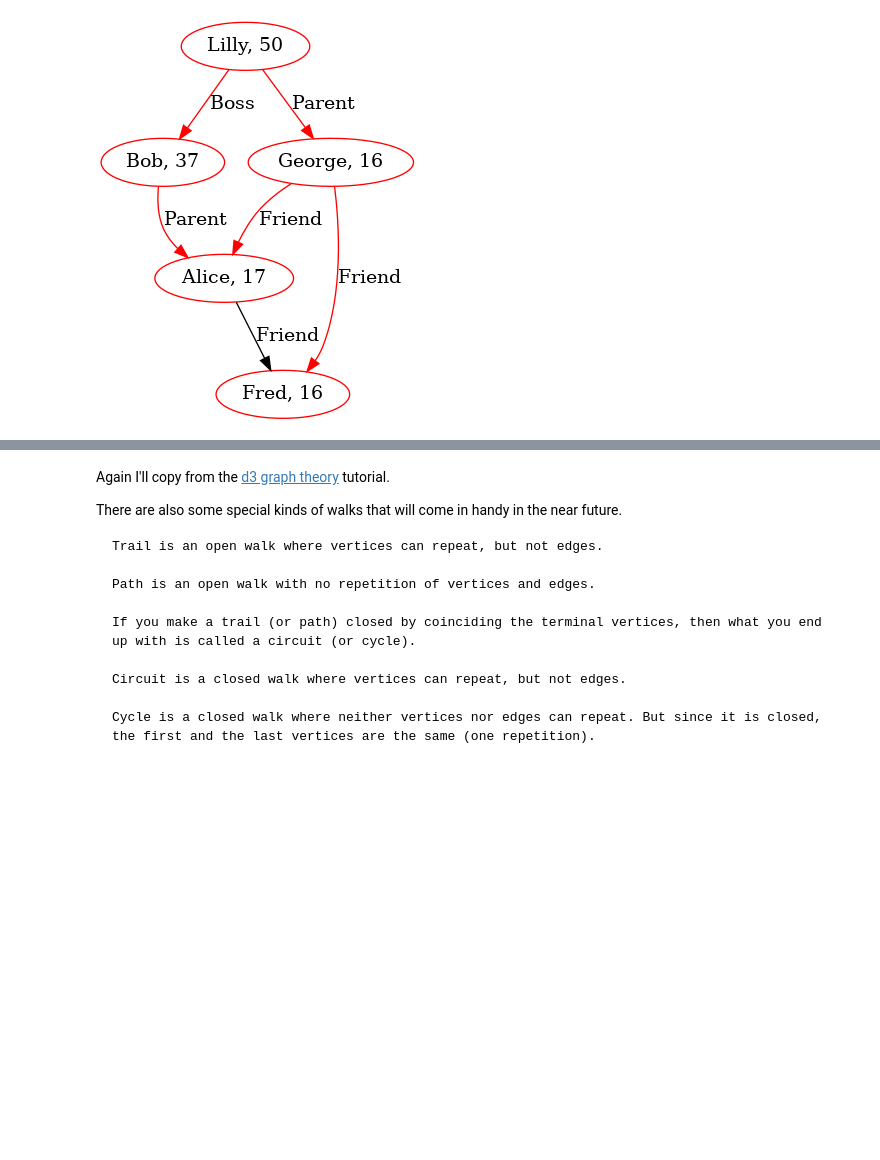
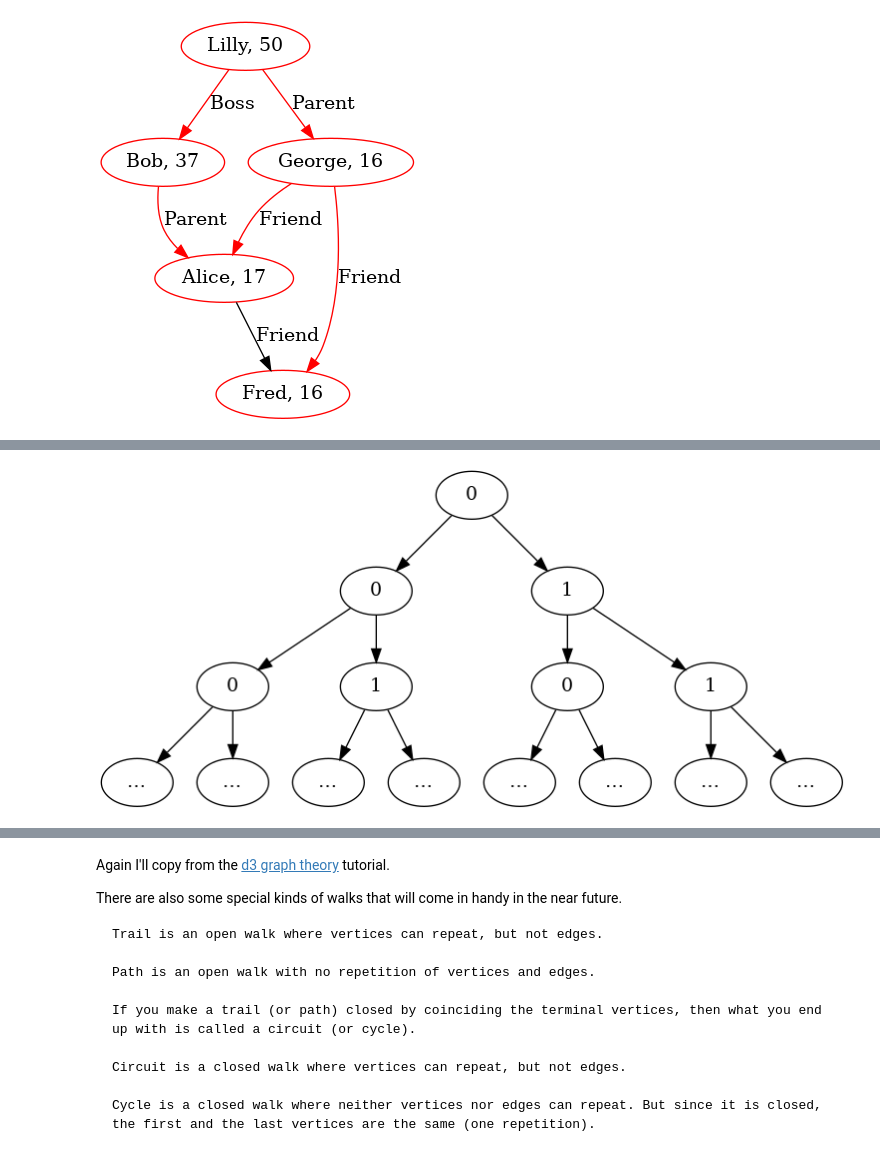
Before and after one commit to timthelion/rust-jupyter, a Jupyter notebook: walk-trees-part2-walks.ipynb, the cells around one changed output, grey strips where cells are left out. Drawn from its saved outputs; the diff is of its cells as text; code cells hidden in the pictures; blank space fills up the shorter version.

Commit message:
Very very basic walk-tree generation

```diff
--- a/walk-trees-part2-walks.ipynb
+++ b/walk-trees-part2-walks.ipynb
@@ -194,0 +308,49 @@ In that case, all of the graph but one edge is selected by the 'nondeterministic
+# %%
+{
+    let mut tree : Graph<&str, &str, petgraph::Directed> = Graph::new();
+
+    // level 0
+    let n0 = tree.add_node("0");
+
+    // level 1
+    let n0_0 = tree.add_node("0");
+    let n0_1 = tree.add_node("1");
+    tree.add_edge(n0, n0_0, "");
+    tree.add_edge(n0, n0_1, "");
+
+    // level 2
+    let n0_0_0 = tree.add_node("0");
+    let n0_0_1 = tree.add_node("1");
+    tree.add_edge(n0_0, n0_0_0, "");
+    tree.add_edge(n0_0, n0_0_1, "");
+
+    let n0_1_1 = tree.add_node("0");
+    let n0_1_0 = tree.add_node("1");
+    tree.add_edge(n0_1, n0_1_0, "");
+    tree.add_edge(n0_1, n0_1_1, "");
+
+    // level 3
+    let n0_0_0_0 = tree.add_node("…");
+    let n0_0_0_1 = tree.add_node("…");
+    tree.add_edge(n0_0_0, n0_0_0_0, "");
+    tree.add_edge(n0_0_0, n0_0_0_1, "");
+
+    let n0_0_1_0 = tree.add_node("…");
+    let n0_0_1_1 = tree.add_node("…");
+    tree.add_edge(n0_0_1, n0_0_1_0, "");
+    tree.add_edge(n0_0_1, n0_0_1_1, "");
+
+    let n0_1_0_0 = tree.add_node("…");
+    let n0_1_0_1 = tree.add_node("…");
+    tree.add_edge(n0_1_0, n0_1_0_0, "");
+    tree.add_edge(n0_1_0, n0_1_0_1, "");
+
+    let n0_1_1_0 = tree.add_node("…");
+    let n0_1_1_1 = tree.add_node("…");
+    tree.add_edge(n0_1_1, n0_1_1_0, "");
+    tree.add_edge(n0_1_1, n0_1_1_1, "");
+
+    draw_graph(&tree);
+}
+# %% [output]
+[figure, added]
```
Also changed, not shown: parts of 3 cells of this notebook.
